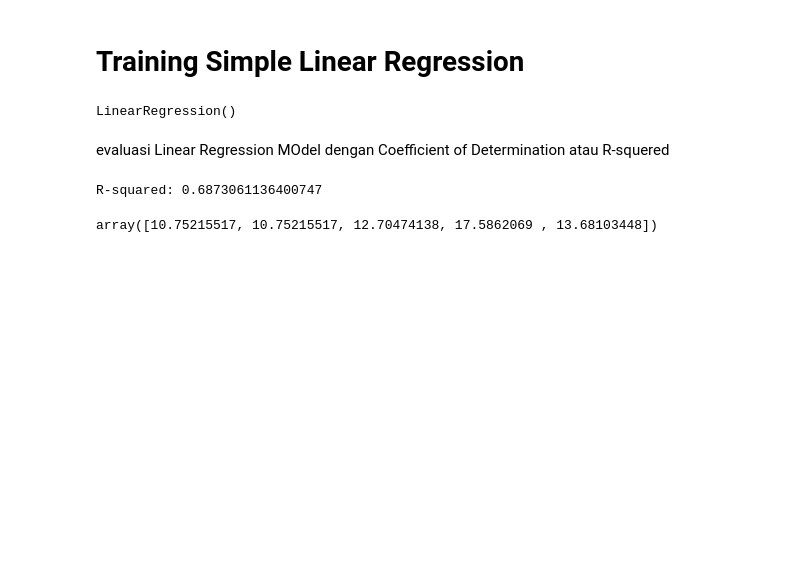
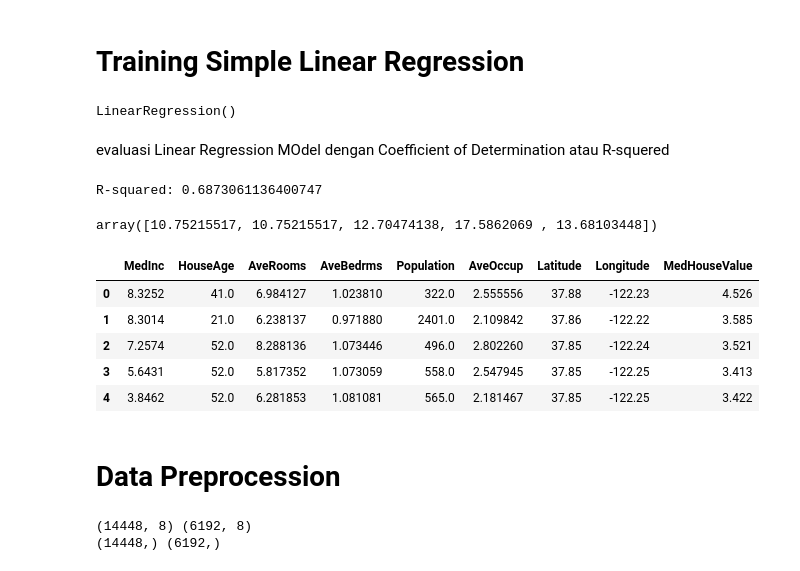
Before and after one commit to AlfarizhiFitra/DIF62130_KelasB_25_2311533014, a Jupyter notebook: Praktikum 1/SimpleLinierRegression.ipynb, the cells around one changed output. Cells and saved outputs as stored; diff of their text form; code cells hidden in the pictures; blank space fills up the shorter version.

```diff
--- a/Praktikum 1/SimpleLinierRegression.ipynb
+++ b/Praktikum 1/SimpleLinierRegression.ipynb
@@ -134,0 +143,25 @@ array([10.75215517, 10.75215517, 12.70474138, 17.5862069 , 13.68103448])
+# %%
+from sklearn.datasets import fetch_california_housing
+housing = fetch_california_housing()
+df = pd.DataFrame(data= housing.data, columns=housing.feature_names)
+df['MedHouseValue'] = pd.Series(housing.target)
+
+targets=df['MedHouseValue']
+inputs=df.drop('MedHouseValue', axis=1)
+df.head()
+# %% [output]
+|  | MedInc | HouseAge | AveRooms | AveBedrms | Population | AveOccup | Latitude | Longitude | MedHouseValue |
+| 0 | 8.3252 | 41.0 | 6.984127 | 1.023810 | 322.0 | 2.555556 | 37.88 | -122.23 | 4.526 |
+| 1 | 8.3014 | 21.0 | 6.238137 | 0.971880 | 2401.0 | 2.109842 | 37.86 | -122.22 | 3.585 |
+| 2 | 7.2574 | 52.0 | 8.288136 | 1.073446 | 496.0 | 2.802260 | 37.85 | -122.24 | 3.521 |
+| 3 | 5.6431 | 52.0 | 5.817352 | 1.073059 | 558.0 | 2.547945 | 37.85 | -122.25 | 3.413 |
+| 4 | 3.8462 | 52.0 | 6.281853 | 1.081081 | 565.0 | 2.181467 | 37.85 | -122.25 | 3.422 |
+# %% [markdown]
+# **Data** **Preprocession**
+# %%
+x_train, x_test, y_train, y_test = train_test_split(inputs, targets, test_size=0.3, random_state=1)
+print(x_train.shape, x_test.shape)
+print( y_train.shape, y_test.shape)
+# %% [output]
+(14448, 8) (6192, 8)
+(14448,) (6192,)
```
Also changed, not shown: parts of 7 cells of this notebook.
